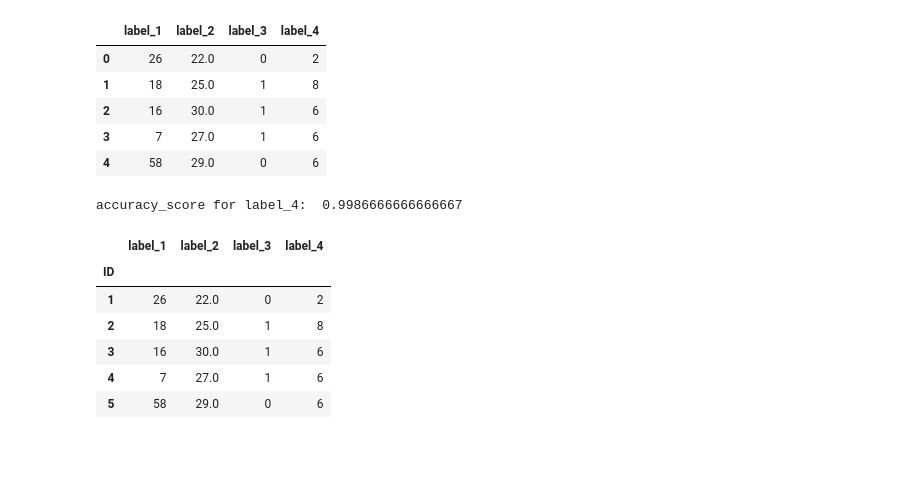
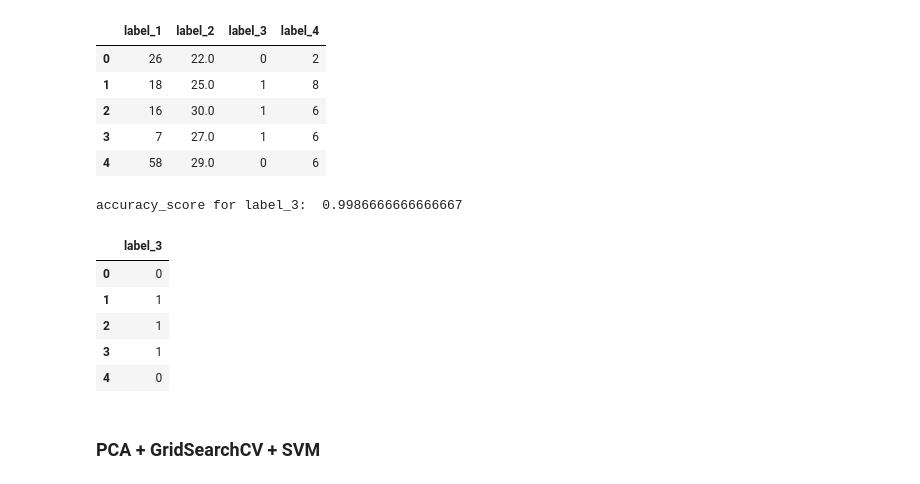
Before and after one commit to Akila-I/cs4622-machine_learning-project, a Jupyter notebook: speech-based-classification-layer-8/layer-8.ipynb, the cells around one changed output. Drawn from its saved outputs; the diff is of its cells as text; code cells hidden in the pictures; blank space fills up the shorter version.

```diff
--- a/speech-based-classification-layer-8/layer-8.ipynb
+++ b/speech-based-classification-layer-8/layer-8.ipynb
@@ -287,30 +416,36 @@ df_test_pred.to_csv('submission_2.csv')
 # %%
 # PCA only for label_3
+# import pca
 
-svc_model_pca = SVC(kernel='rbf', C=100, random_state=42)
+from sklearn.decomposition import PCA
+
+svc_model_pca = SVC(kernel='rbf')
 
 pca = PCA(n_components=0.97 ,svd_solver='full')
+
+df_test_pred = pd.DataFrame()
 
 x_train_pca = pca.fit_transform(data_dict['label_3']['x_train'])
 svc_model_pca.fit(x_train_pca, data_dict['label_3']['y_train'])
 
 x_valid_pca = pca.transform(data_dict['label_3']['x_valid'])
 svc_pred = svc_model_pca.predict(x_valid_pca)
 print('accuracy_score for {}: '.format('label_3'), accuracy_score(data_dict['label_3']['y_valid'], svc_pred))
 
 x_test_pca = pca.transform(data_dict['label_3']['x_test'])
 svc_test_pred = svc_model_pca.predict(x_test_pca)
 df_test_pred['label_3'] = svc_test_pred
 
 df_test_pred.head()
 # %% [output]
-accuracy_score for label_4:  0.9986666666666667
+accuracy_score for label_3:  0.9986666666666667
-|  | label_1 | label_2 | label_3 | label_4 |
-| ID |  |  |  |  |
-| 1 | 26 | 22.0 | 0 | 2 |
-| 2 | 18 | 25.0 | 1 | 8 |
-| 3 | 16 | 30.0 | 1 | 6 |
-| 4 | 7 | 27.0 | 1 | 6 |
-| 5 | 58 | 29.0 | 0 | 6 |
+|  | label_3 |
+| 0 | 0 |
+| 1 | 1 |
+| 2 | 1 |
+| 3 | 1 |
+| 4 | 0 |
 # %%
 df_test_pred.to_csv('submission_3.csv')
+# %% [markdown]
+### PCA + GridSearchCV + SVM
```
Also changed, not shown: parts of 17 cells of this notebook, 1 other file.
